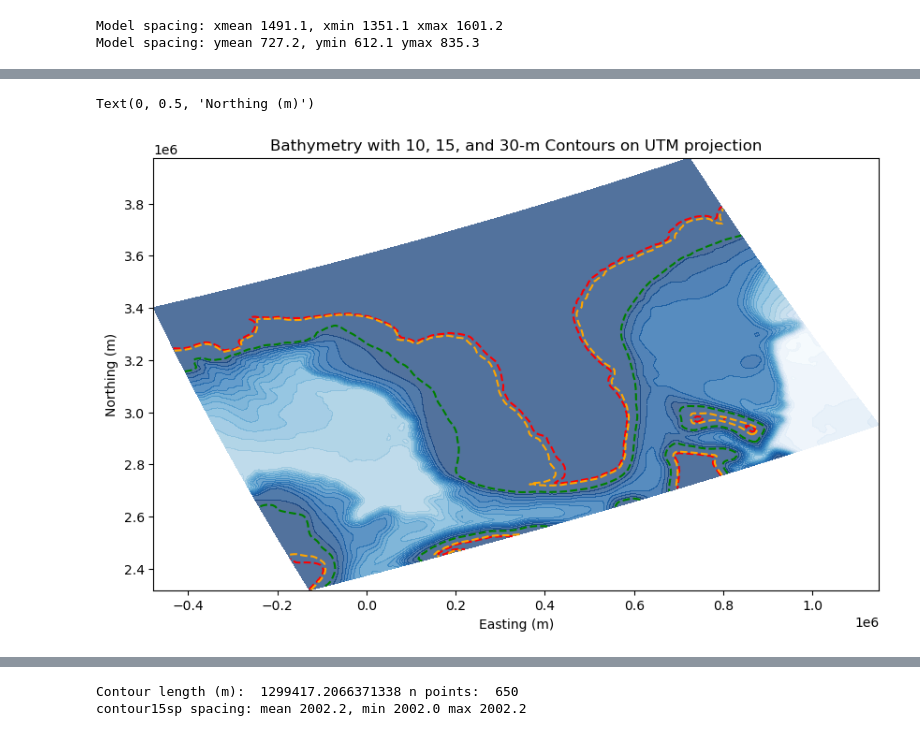
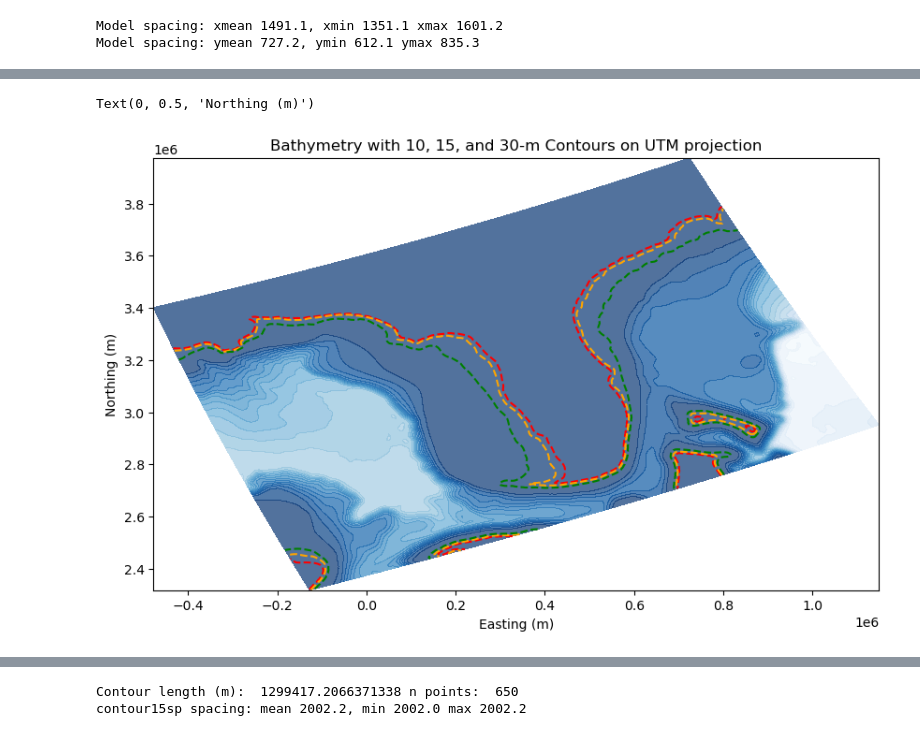
Before and after one commit to csherwood-usgs/NOPP_comparison, a Jupyter notebook: find_contour.ipynb, the cells around one changed output, grey strips where cells are left out. Drawn from its saved outputs; the diff is of its cells as text; code cells hidden in the pictures.

```diff
--- a/find_contour.ipynb
+++ b/find_contour.ipynb
@@ -74,16 +75,16 @@ Text(0, 0.5, 'Latitude')
 # %%
 # Plot the depth and  contour
 plt.figure(figsize=(10, 6))
 plt.contourf(xm, ym, -h, levels=20, cmap='Blues', alpha=0.7)
 _ = plt.contour(xm, ym, -h, levels=[-10], colors='red')
 contour_15 = plt.contour(xm, ym, -h, levels=[-15], colors='orange')
-contour_30 = plt.contour(xm, ym, -h, levels=[-130], colors='green')
+contour_30 = plt.contour(xm, ym, -h, levels=[-30], colors='green')
 plt.title(f"Bathymetry with 10, 15, and 30-m Contours on UTM projection")
 plt.xlabel("Easting (m)")
 plt.ylabel("Northing (m)")
 # %% [output]
 Text(0, 0.5, 'Northing (m)')
-[figure, old version]
+[figure, new version]
 # %%
 # Extract the vertices from the contour
 contour_paths = contour_15.get_paths()
```
Also changed, not shown: parts of 4 cells of this notebook, 3 other files.
